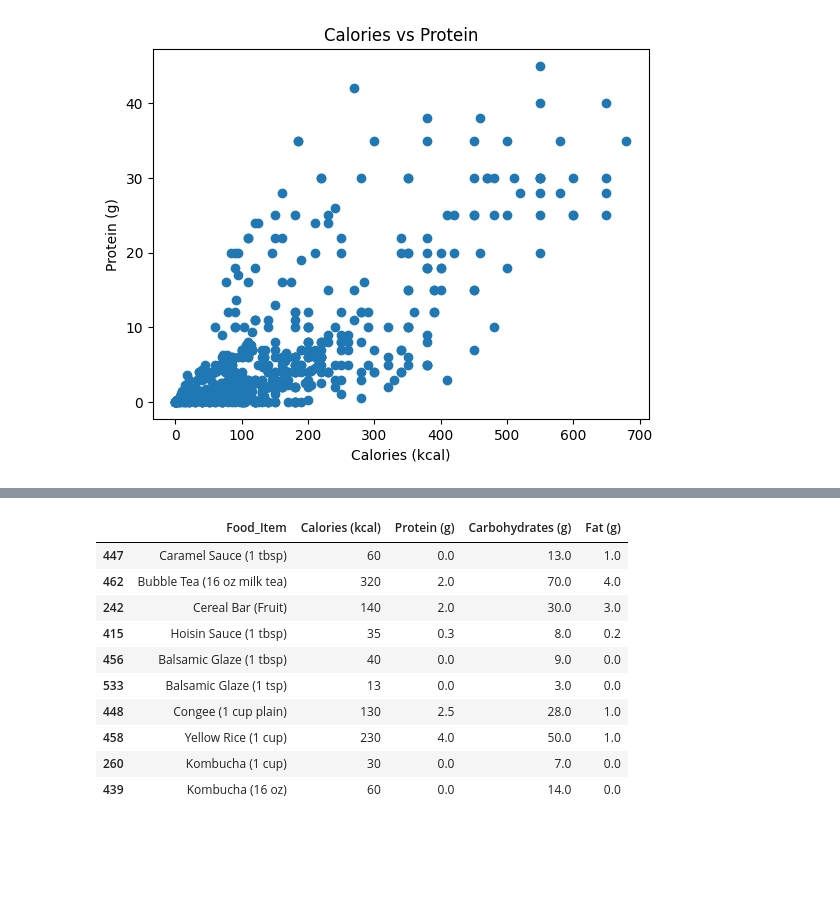
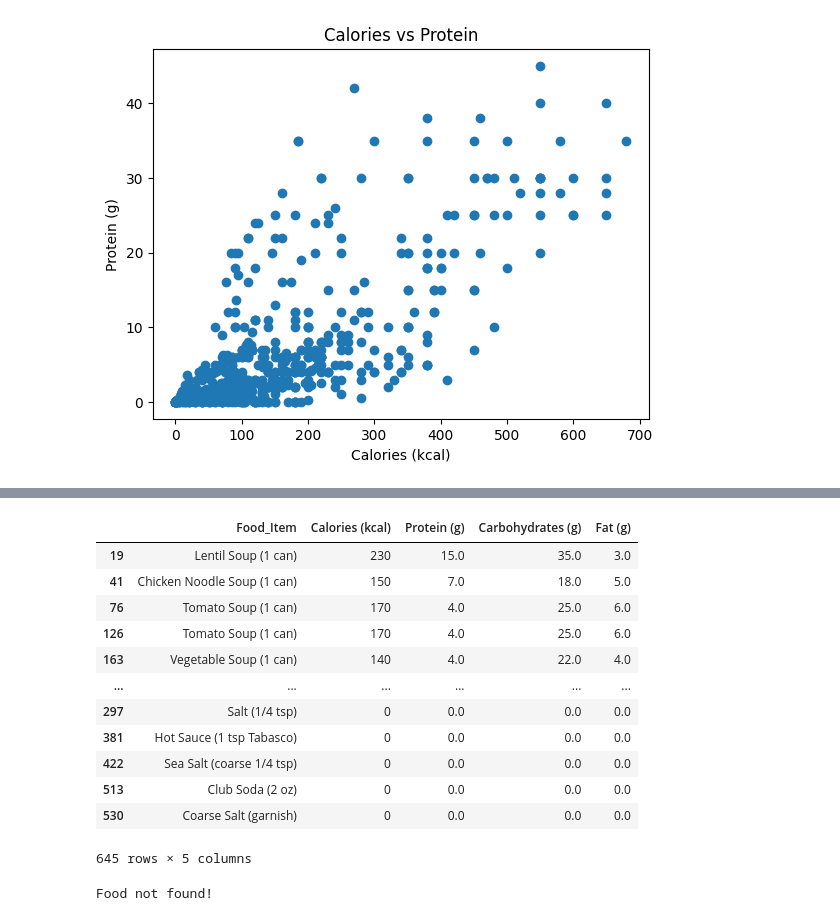
Before and after one commit to kamnakurre005-source/food_recommender, a Jupyter notebook: project1.ipynb, the cells around one changed output, grey strips where cells are left out. Cells and saved outputs as stored; diff of their text form; code cells hidden in the pictures; blank space fills up the shorter version.

```diff
--- a/project1.ipynb
+++ b/project1.ipynb
@@ -199,16 +199,18 @@ def recommend_food(keyword):
     return pd.DataFrame(recommendations)
 # %%
 
-recommend_food('caramel')
+recommend_food('soup')
 # %% [output]
 |  | Food_Item | Calories (kcal) | Protein (g) | Carbohydrates (g) | Fat (g) |
-| 447 | Caramel Sauce (1 tbsp) | 60 | 0.0 | 13.0 | 1.0 |
-| 462 | Bubble Tea (16 oz milk tea) | 320 | 2.0 | 70.0 | 4.0 |
-| 242 | Cereal Bar (Fruit) | 140 | 2.0 | 30.0 | 3.0 |
-| 415 | Hoisin Sauce (1 tbsp) | 35 | 0.3 | 8.0 | 0.2 |
-| 456 | Balsamic Glaze (1 tbsp) | 40 | 0.0 | 9.0 | 0.0 |
-| 533 | Balsamic Glaze (1 tsp) | 13 | 0.0 | 3.0 | 0.0 |
-| 448 | Congee (1 cup plain) | 130 | 2.5 | 28.0 | 1.0 |
-| 458 | Yellow Rice (1 cup) | 230 | 4.0 | 50.0 | 1.0 |
-| 260 | Kombucha (1 cup) | 30 | 0.0 | 7.0 | 0.0 |
-| 439 | Kombucha (16 oz) | 60 | 0.0 | 14.0 | 0.0 |
+| 19 | Lentil Soup (1 can) | 230 | 15.0 | 35.0 | 3.0 |
+| 41 | Chicken Noodle Soup (1 can) | 150 | 7.0 | 18.0 | 5.0 |
+| 76 | Tomato Soup (1 can) | 170 | 4.0 | 25.0 | 6.0 |
+| 126 | Tomato Soup (1 can) | 170 | 4.0 | 25.0 | 6.0 |
+| 163 | Vegetable Soup (1 can) | 140 | 4.0 | 22.0 | 4.0 |
+| ... | ... | ... | ... | ... | ... |
+| 297 | Salt (1/4 tsp) | 0 | 0.0 | 0.0 | 0.0 |
+| 381 | Hot Sauce (1 tsp Tabasco) | 0 | 0.0 | 0.0 | 0.0 |
+| 422 | Sea Salt (coarse 1/4 tsp) | 0 | 0.0 | 0.0 | 0.0 |
+| 513 | Club Soda (2 oz) | 0 | 0.0 | 0.0 | 0.0 |
+| 530 | Coarse Salt (garnish) | 0 | 0.0 | 0.0 | 0.0 |
+645 rows × 5 columns
@@ -214,0 +238,4 @@ recommend_food('caramel')
+# %%
+food_details('chicken')
+# %% [output]
+Food not found!
```
Also changed, not shown: parts of 2 cells of this notebook.
